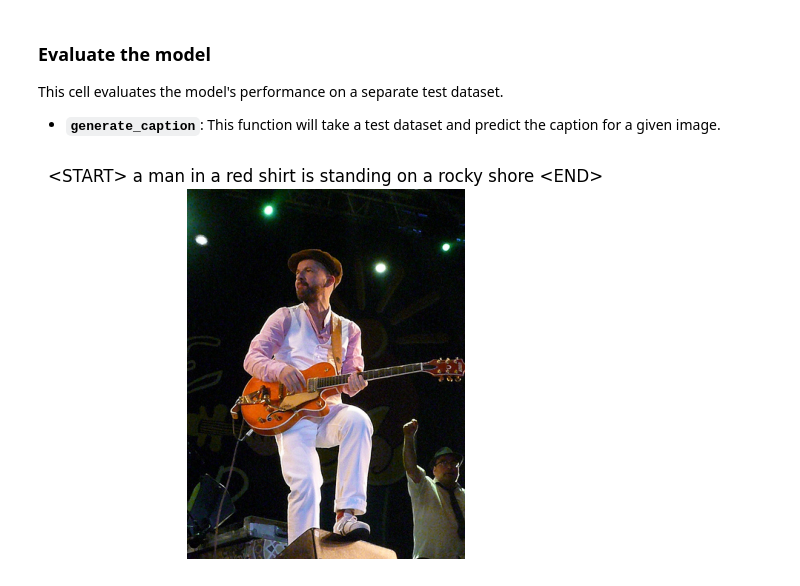
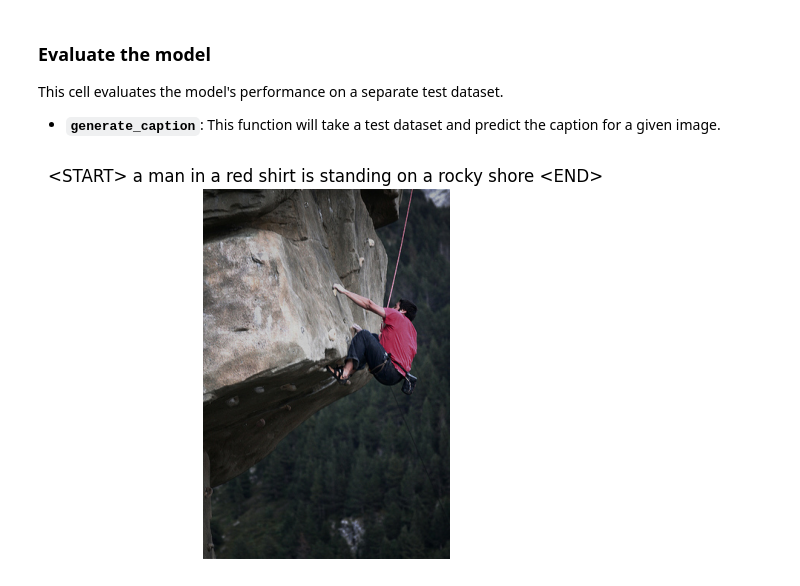
Before and after one commit to ArtinABS/Image-Captioning, a Jupyter notebook: notebooks/Image Captioning Auto Encoder Model.ipynb, the cells around one changed output. Drawn from its saved outputs; the diff is of its cells as text; code cells hidden in the pictures.

```diff
--- a/notebooks/Image Captioning Auto Encoder Model.ipynb
+++ b/notebooks/Image Captioning Auto Encoder Model.ipynb
@@ -371,21 +371,21 @@ This cell evaluates the model's performance on a separate test dataset.
 # %%
 def generate_caption(image_path, model, dataset):
     model.eval()
     image = Image.open(image_path).convert("RGB")
     image = transform(image).unsqueeze(0)
     caption = model.caption(image, dataset.vocab)
     return ' '.join(caption)
 
-example_image_path = r'F:\Programming\Python\Deep Learning\Image-Captioning\data\raw\Images\3723690961_729dd5d617.jpg'
+example_image_path = r'F:\Programming\Python\Deep Learning\Image-Captioning\data\raw\Images\997722733_0cb5439472.jpg'
 caption = generate_caption(example_image_path, model, dataset)
 # print(caption)
 
 import cv2 as cv
 
 img = plt.imread(example_image_path)
 plt.imshow(img)
 plt.title(caption)
 plt.axis('off')
 plt.show()
 # %% [output]
-[figure, old version]
+[figure, new version]
```
